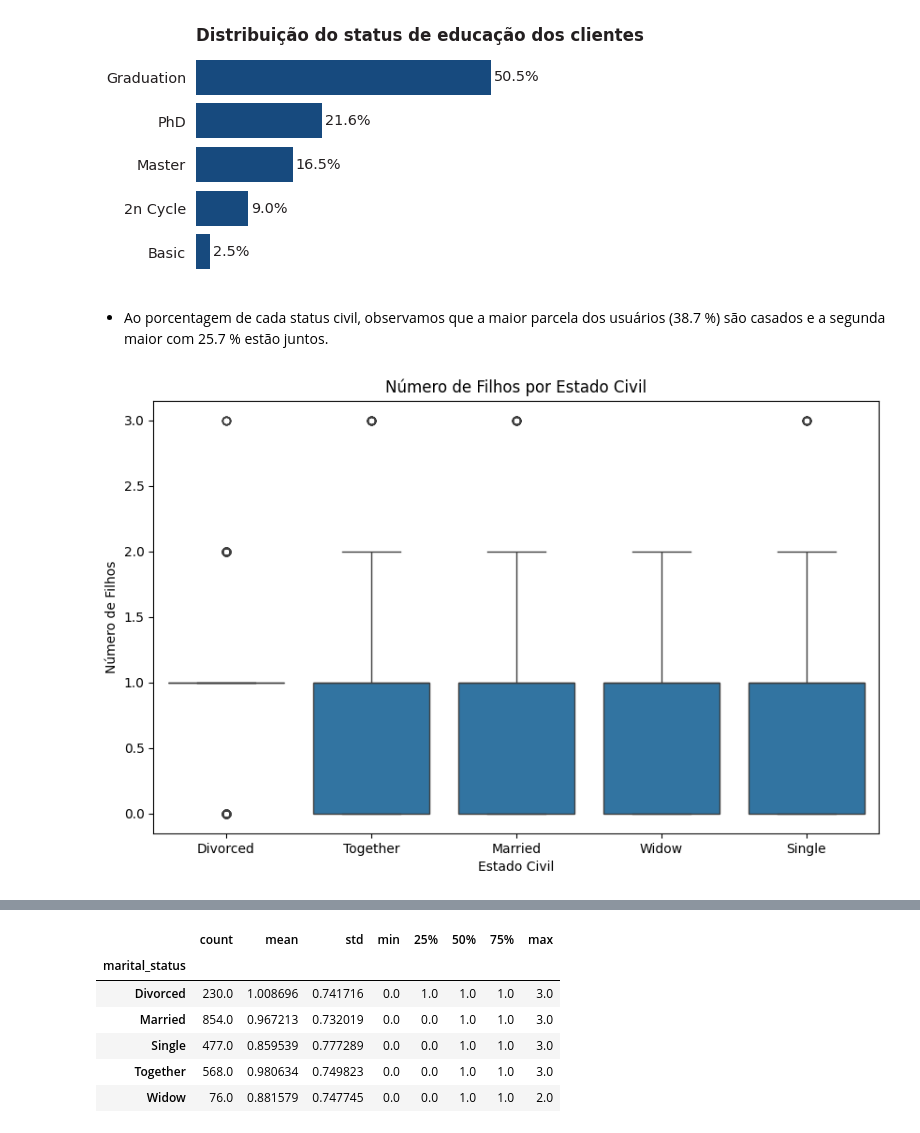
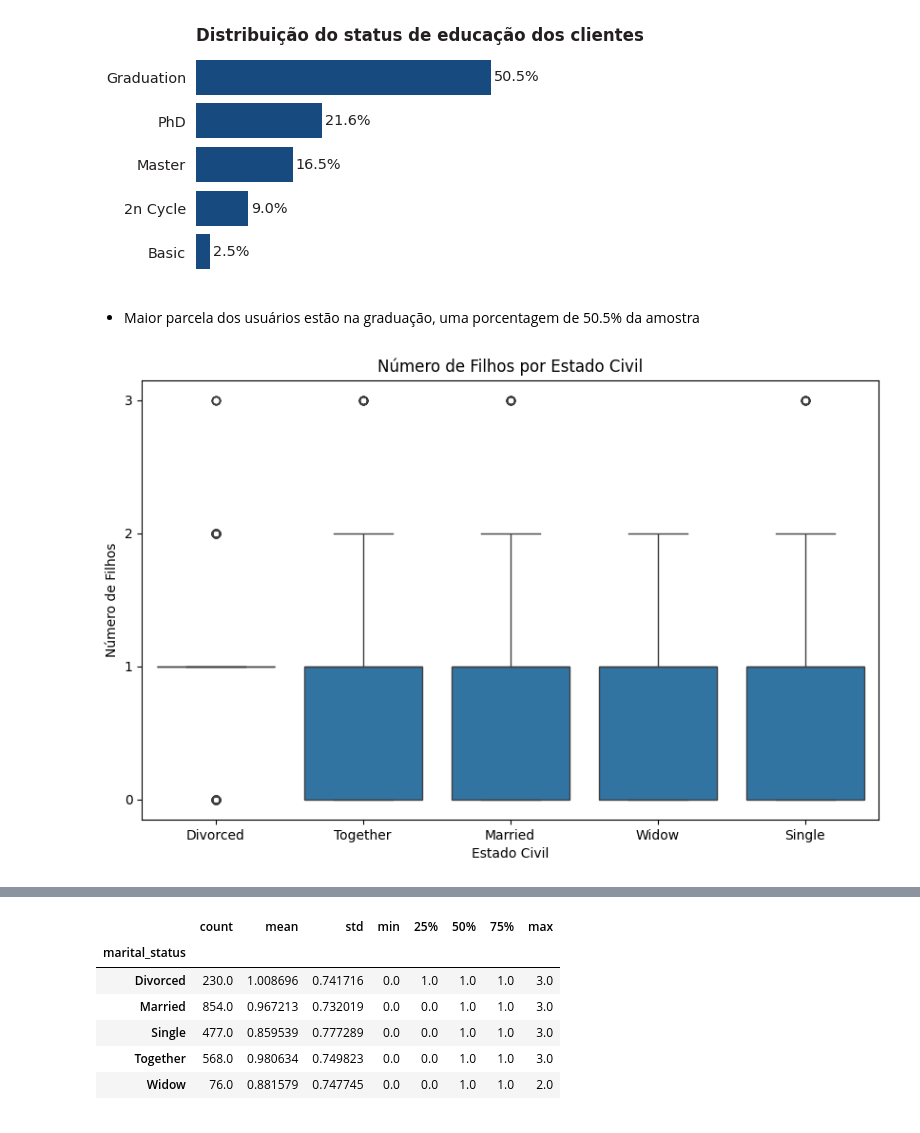
Before and after one commit to GeorgeMarquesfs/DataSciece---IFOOD, a Jupyter notebook: Notebook/EDA_ifood.ipynb, the cells around one changed output, grey strips where cells are left out. Drawn from its saved outputs; the diff is of its cells as text; code cells hidden in the pictures.

```diff
--- a/Notebook/EDA_ifood.ipynb
+++ b/Notebook/EDA_ifood.ipynb
@@ -202,22 +204,25 @@ barh_plot(education_status_grouped, 'education_level', 'pct',
           ytick_range=(range(len(education_status_grouped))), invert_yaxis=True, figsize=(4, 3))
 # %% [output]
 [figure]
-# %% [markdown]
-* Ao porcentagem de cada status civil, observamos que a maior parcela dos usuários (38.7 %) são casados e a segunda maior com 25.7 % estão juntos.
+# %% [markdown]
+* Maior parcela dos usuários estão na graduação, uma porcentagem de 50.5% da amostra
 # %%
 # Agrupando dados
 data_grouped = df.groupby('marital_status')['kids'].mean().reset_index()
 
 # Ordenando para melhor visualização
 data_grouped = data_grouped.sort_values(by='kids', ascending=False)
 
 # Criando o boxplot
 plt.figure(figsize=(10, 6))
 sns.boxplot(x='marital_status', y='kids', data=df, order=data_grouped['marital_status'])
 plt.title('Número de Filhos por Estado Civil')
 plt.xlabel('Estado Civil')
 plt.ylabel('Número de Filhos')
+
+# Ajustando os ticks do eixo y para mostrar apenas valores inteiros
+plt.yticks([0, 1, 2, 3])
 plt.grid(False)
 plt.show()
 # %% [output]
-[figure, old version]
+[figure, new version]
```
Also changed, not shown: parts of 6 cells of this notebook, 2 other files.
